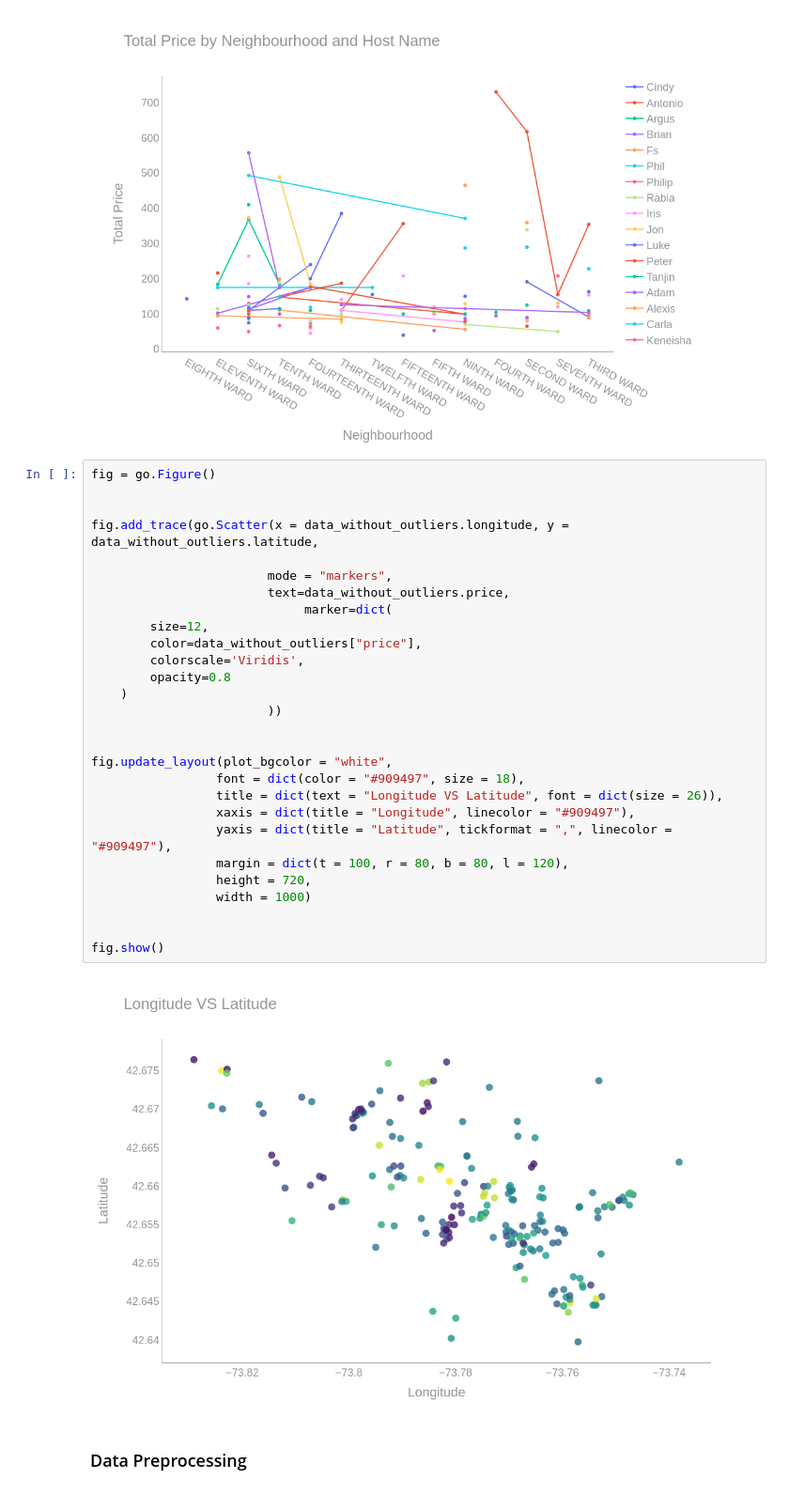
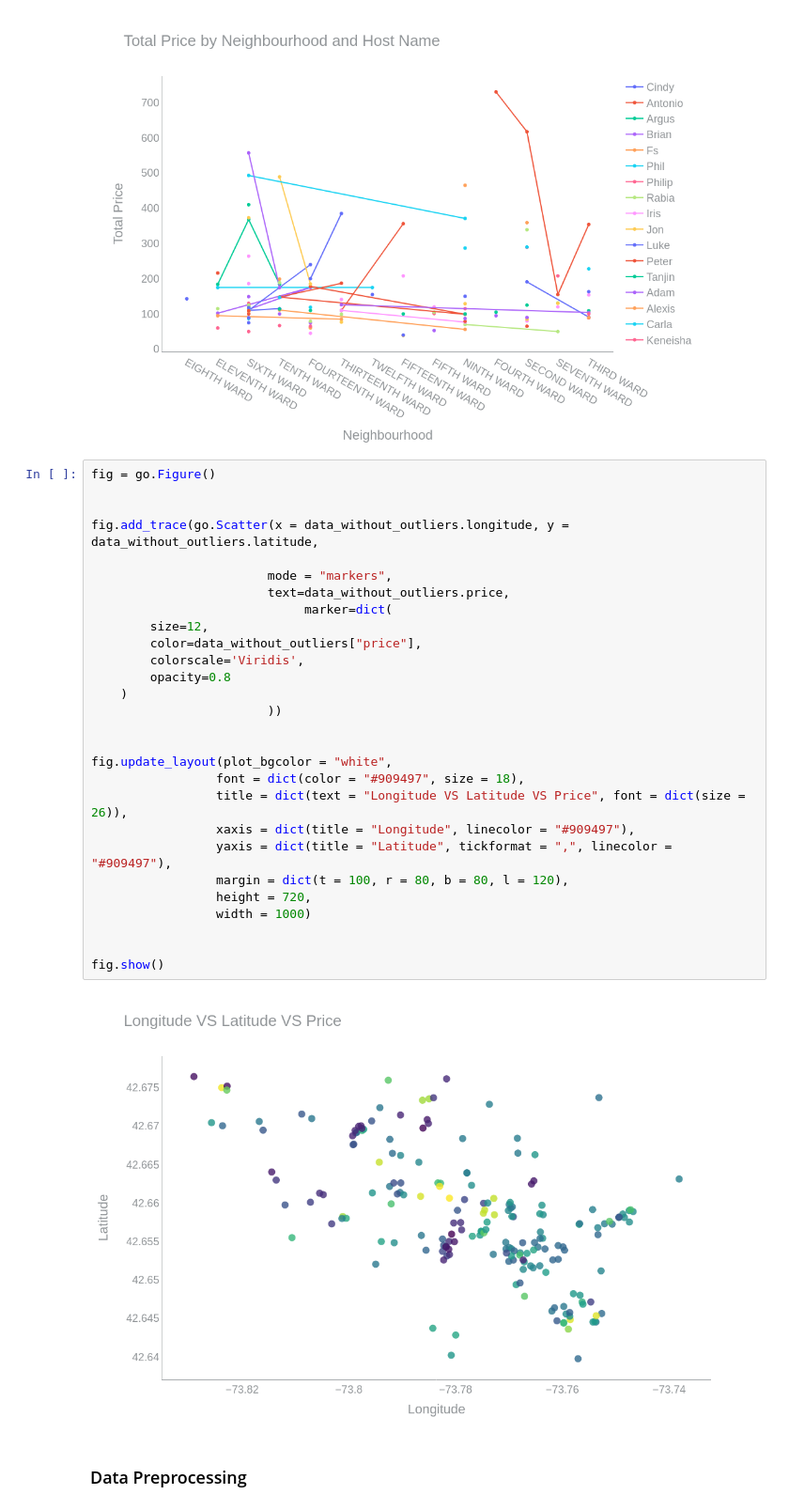
Before and after one commit to ABDULLAHHG/Airbnb-Listing, a Jupyter notebook: Airbnb 2024 EDA.ipynb, the cells around one changed output. Shown at 94% size. Drawn from its saved outputs; the diff is of its cells as text.

```diff
--- a/Airbnb 2024 EDA.ipynb
+++ b/Airbnb 2024 EDA.ipynb
@@ -541,33 +546,33 @@ fig.show()
 # %%
 fig = go.Figure()
 
 
 fig.add_trace(go.Scatter(x = data_without_outliers.longitude, y = data_without_outliers.latitude,
 
                         mode = "markers",
                         text=data_without_outliers.price,
                              marker=dict(
         size=12,
         color=data_without_outliers["price"],
         colorscale='Viridis',
         opacity=0.8
     )
                         ))
 
 
 fig.update_layout(plot_bgcolor = "white",
                  font = dict(color = "#909497", size = 18),
-                 title = dict(text = "Longitude VS Latitude", font = dict(size = 26)),
+                 title = dict(text = "Longitude VS Latitude VS Price", font = dict(size = 26)),
                  xaxis = dict(title = "Longitude", linecolor = "#909497"),
                  yaxis = dict(title = "Latitude", tickformat = ",", linecolor = "#909497"),
                  margin = dict(t = 100, r = 80, b = 80, l = 120),
                  height = 720,
                  width = 1000)
 
 
 fig.show()
 # %% [output]
-[figure, old version]
+[figure, new version]
 # %% [markdown]
 ### Data Preprocessing
 # %%
```
Also changed, not shown: parts of 5 cells of this notebook.
